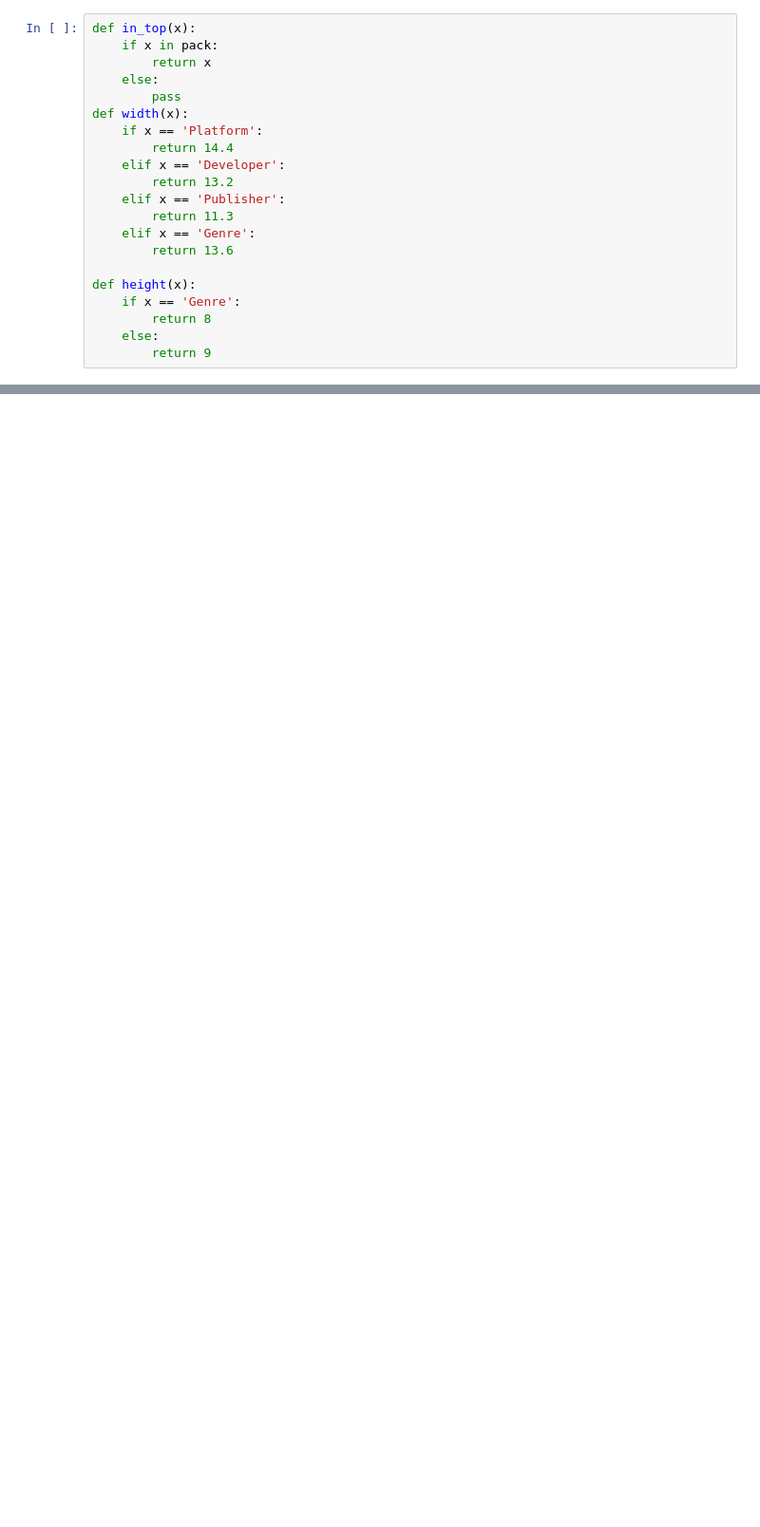
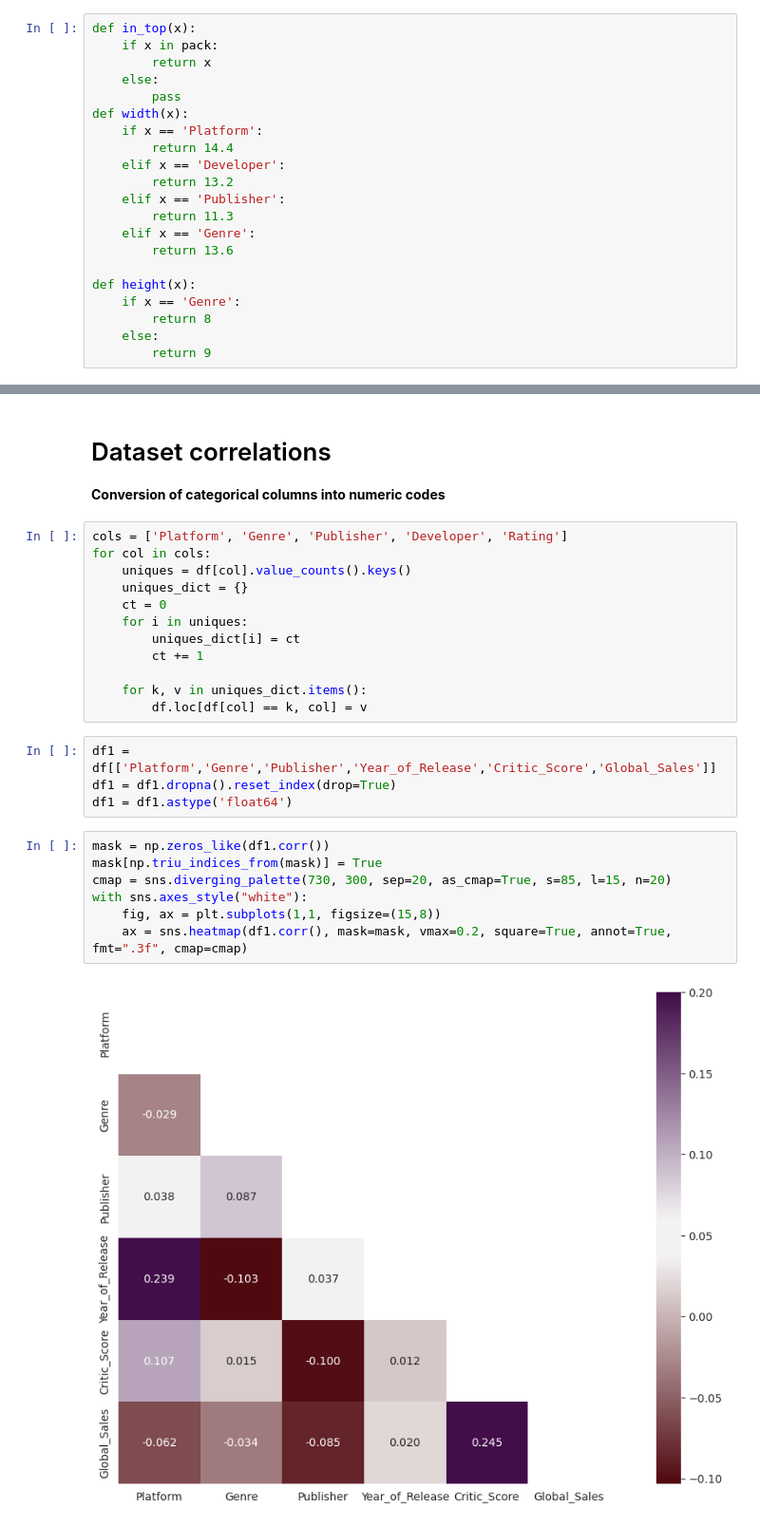
Before and after one commit to Deepthiezio/GamePredictiom, a Jupyter notebook: GamePrediction.ipynb, the cells around one changed output, grey strips where cells are left out. Shown: that part at 95% size. Saved outputs shown, nothing was run; the diff lists cells and outputs as text; blank space fills up the shorter version.

```diff
--- a/GamePrediction.ipynb
+++ b/GamePrediction.ipynb
@@ -114,0 +148,28 @@ for col in cols:
+# %% [markdown]
+# Dataset correlations
+**Conversion of categorical columns into numeric codes**
+# %%
+cols = ['Platform', 'Genre', 'Publisher', 'Developer', 'Rating']
+for col in cols:
+    uniques = df[col].value_counts().keys()
+    uniques_dict = {}
+    ct = 0
+    for i in uniques:
+        uniques_dict[i] = ct
+        ct += 1
+
+    for k, v in uniques_dict.items():
+        df.loc[df[col] == k, col] = v
+# %%
+df1 = df[['Platform','Genre','Publisher','Year_of_Release','Critic_Score','Global_Sales']]
+df1 = df1.dropna().reset_index(drop=True)
+df1 = df1.astype('float64')
+# %%
+mask = np.zeros_like(df1.corr())
+mask[np.triu_indices_from(mask)] = True
+cmap = sns.diverging_palette(730, 300, sep=20, as_cmap=True, s=85, l=15, n=20)
+with sns.axes_style("white"):
+    fig, ax = plt.subplots(1,1, figsize=(15,8))
+    ax = sns.heatmap(df1.corr(), mask=mask, vmax=0.2, square=True, annot=True, fmt=".3f", cmap=cmap)
+# %% [output]
+[figure, added]
```
Also changed, not shown: parts of 39 cells of this notebook.
